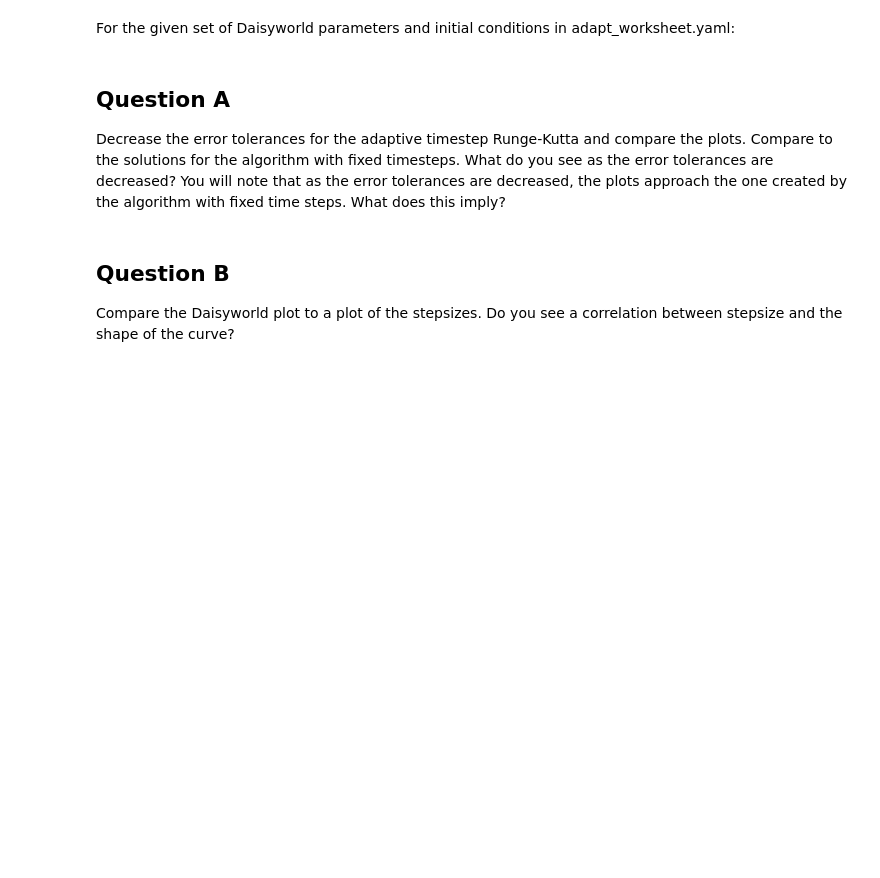
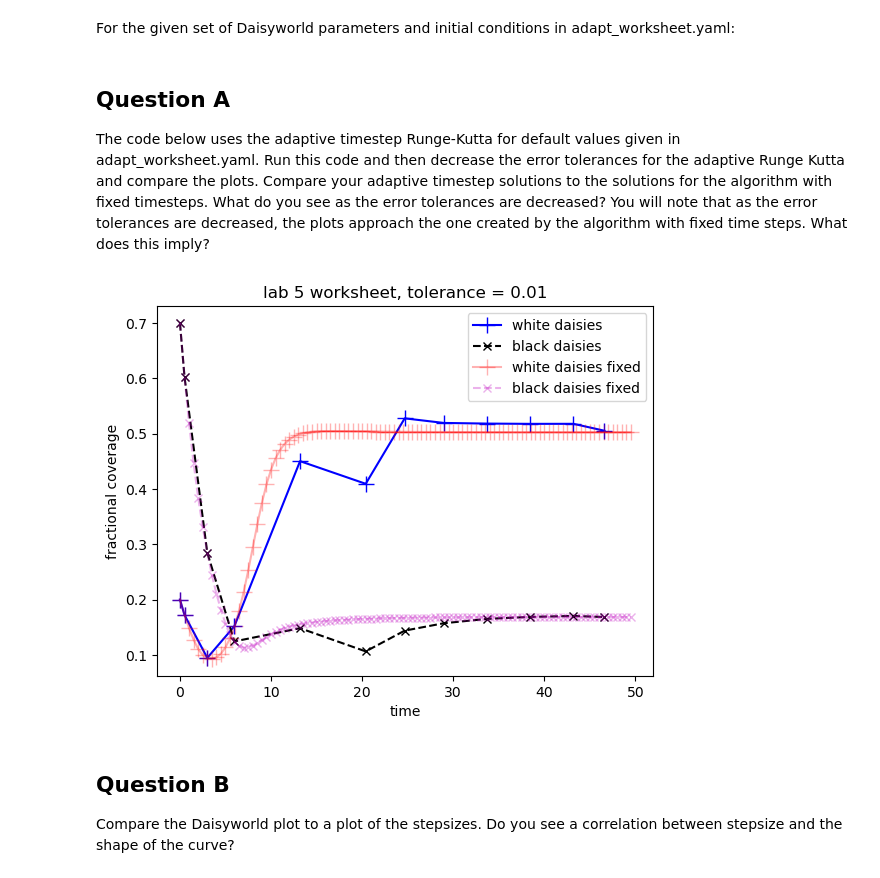
Before and after one commit to valenzuela12/numeric_2024, a Jupyter notebook: worksheets/Worksheets_Lab5/Worksheet_lab5_students.ipynb, the cells around one changed output. Cells and saved outputs as stored; diff of their text form; code cells hidden in the pictures; blank space fills up the shorter version.

Commit message:
updating worksheet for Lab 5

```diff
--- a/worksheets/Worksheets_Lab5/Worksheet_lab5_students.ipynb
+++ b/worksheets/Worksheets_Lab5/Worksheet_lab5_students.ipynb
@@ -15,4 +31,4 @@ This question is based on the adaptive timestep in Runge-Kutta section on Lab 5.
 For the given set of Daisyworld parameters and initial conditions in adapt_worksheet.yaml:
 # %% [markdown]
 ## Question A ###
-Decrease the error tolerances for the adaptive timestep Runge-Kutta and compare the plots. Compare to the solutions for the algorithm with fixed timesteps. What do you see as the error tolerances are decreased?  You will note that as the error tolerances are decreased, the plots approach the one created by the algorithm with fixed time steps. What does this imply?
+The code below uses the adaptive timestep Runge-Kutta for default values given in adapt_worksheet.yaml. Run this code and then decrease the error tolerances for the adaptive Runge Kutta and compare the plots. Compare your adaptive timestep solutions to the solutions for the algorithm with fixed timesteps. What do you see as the error tolerances are decreased?  You will note that as the error tolerances are decreased, the plots approach the one created by the algorithm with fixed time steps. What does this imply?
@@ -19,3 +104,34 @@ Decrease the error tolerances for the adaptive timestep Runge-Kutta and compare
+# %%
+# Solve and plot for adaptive timestep
+theSolver = Integ54('adapt_worksheet.yaml')
+timeVals, yVals, errorList = theSolver.timeloop5Err()
+
+with open('adapt_worksheet.yaml', 'rb') as f:
+    config = yaml.safe_load(f)
+    adaptvars_in = namedtuple('adaptvars', config['adaptvars'].keys())
+    adaptvars = adaptvars_in(**config['adaptvars'])
+
+yvals = pd.DataFrame.from_records(yVals, columns=['white', 'black'])
+
+thefig, theAx = plt.subplots(1, 1)
+
+points, = theAx.plot(timeVals, yvals['white'], '-b+', label='white daisies')
+points.set_markersize(12)
+theLine1, = theAx.plot(timeVals, yvals['black'], '--kx', label='black daisies')
+theAx.set_title('lab 5 worksheet, tolerance = ' + str(adaptvars.rtol))
+theAx.set_xlabel('time')
+theAx.set_ylabel('fractional coverage')
+out = theAx.legend(loc='best')
+
+timeVals,yVals,errorList=theSolver.timeloop5fixed()
+yvals = pd.DataFrame.from_records(yVals, columns=['white', 'black'])
+
+points, = theAx.plot(timeVals, yvals['white'], '-r+', label='white daisies fixed',alpha=0.3)
+points.set_markersize(12)
+theLine1, = theAx.plot(timeVals, yvals['black'], '--mx', label='black daisies fixed',alpha=0.3)
+out = theAx.legend(loc='best')
+# %% [output]
+[figure, added]
 # %% [markdown]
 ## Question B ###
 Compare the Daisyworld plot to a plot of the stepsizes. Do you see a correlation between stepsize and the shape of the curve?
```
Also changed, not shown: parts of 2 cells of this notebook, 1 other file.
